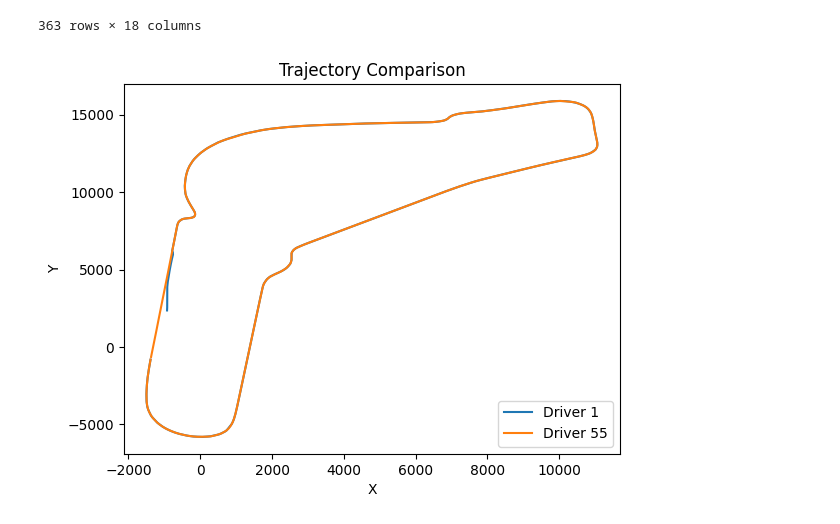
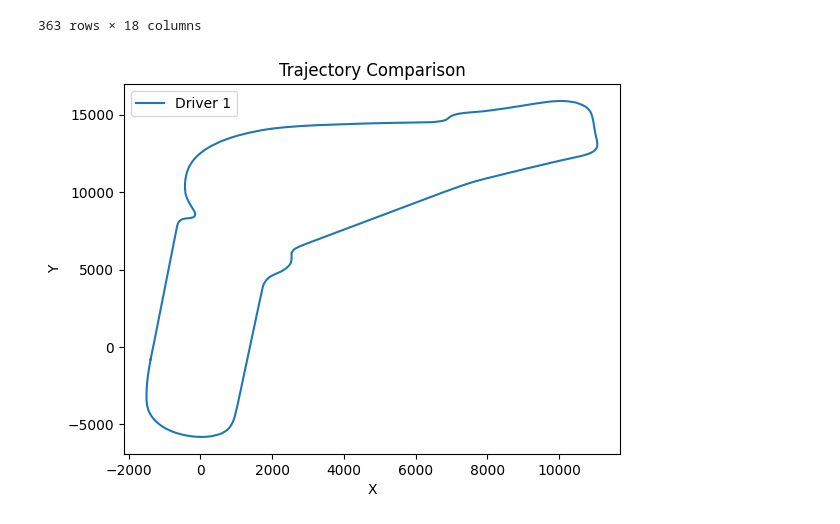
Before and after one commit to MScDS2023/GDS2024-project, a Jupyter notebook: marki.ipynb, the cells around one changed output. Cells and saved outputs as stored; diff of their text form; code cells hidden in the pictures.

```diff
--- a/marki.ipynb
+++ b/marki.ipynb
@@ -237,16 +274,16 @@ lap_55_1
 363 rows × 18 columns
 # %%
 plt.plot(lap_55_1['X'], lap_55_1['Y'], label='Driver 1')
-plt.plot(lap_55_2['X'], lap_55_2['Y'], label='Driver 55')
+#plt.plot(lap_55_2['X'], lap_55_2['Y'], label='Driver 55')
 
 plt.xlabel('X')
 plt.ylabel('Y')
 plt.title('Trajectory Comparison')
 plt.legend()  # Show legend with labels
 
 plt.show()
 # %% [output]
-[figure, old version]
+[figure, new version]
 # %%
 plt.plot(lap_55_1['X'][80:90], lap_55_1['Y'][80:90], label='Driver 55 Lap 1')
 plt.plot(lap_55_2['X'][45:55], lap_55_2['Y'][45:55], label='Driver 55 Lap 2')
```
Also changed, not shown: parts of 14 cells of this notebook.
